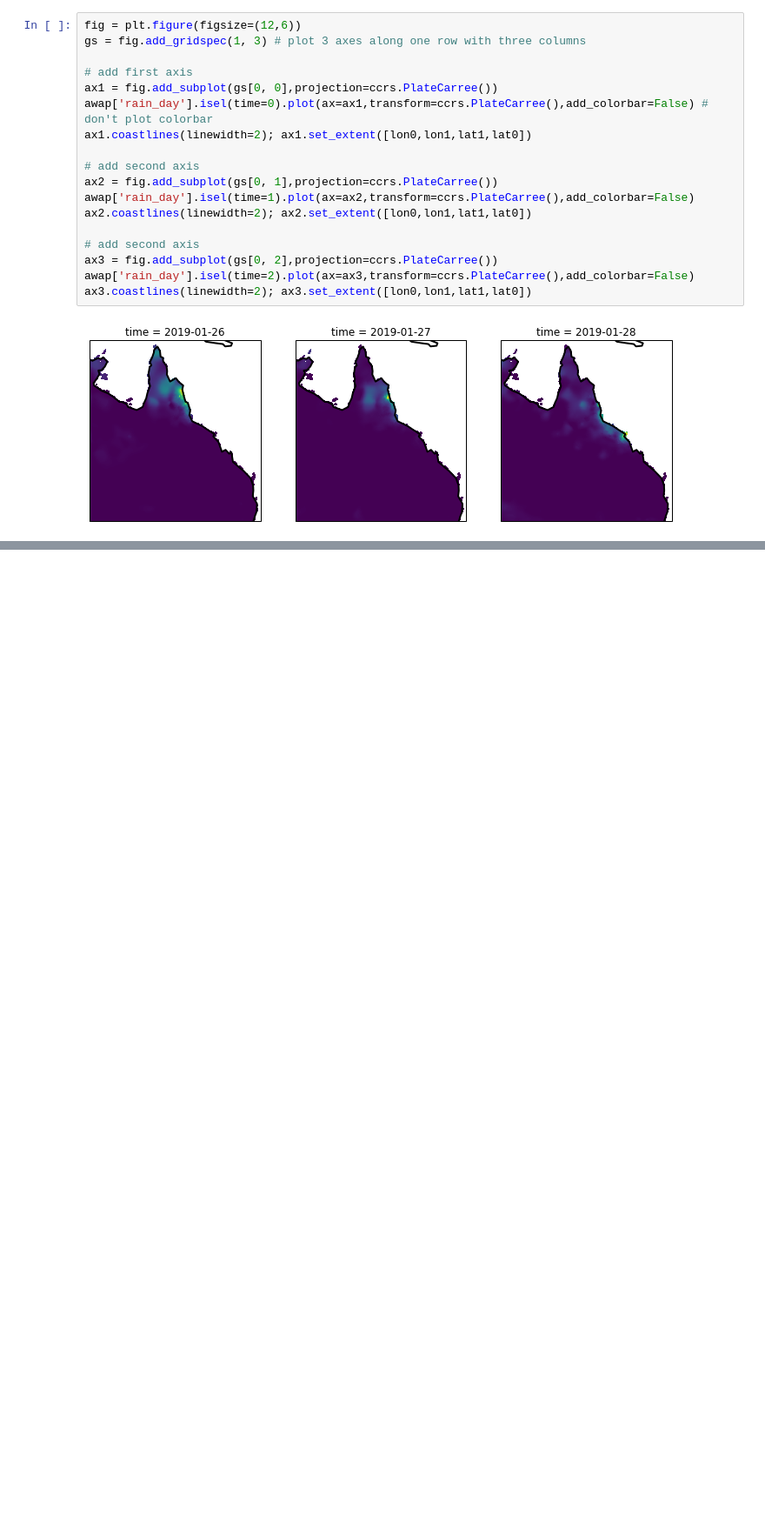
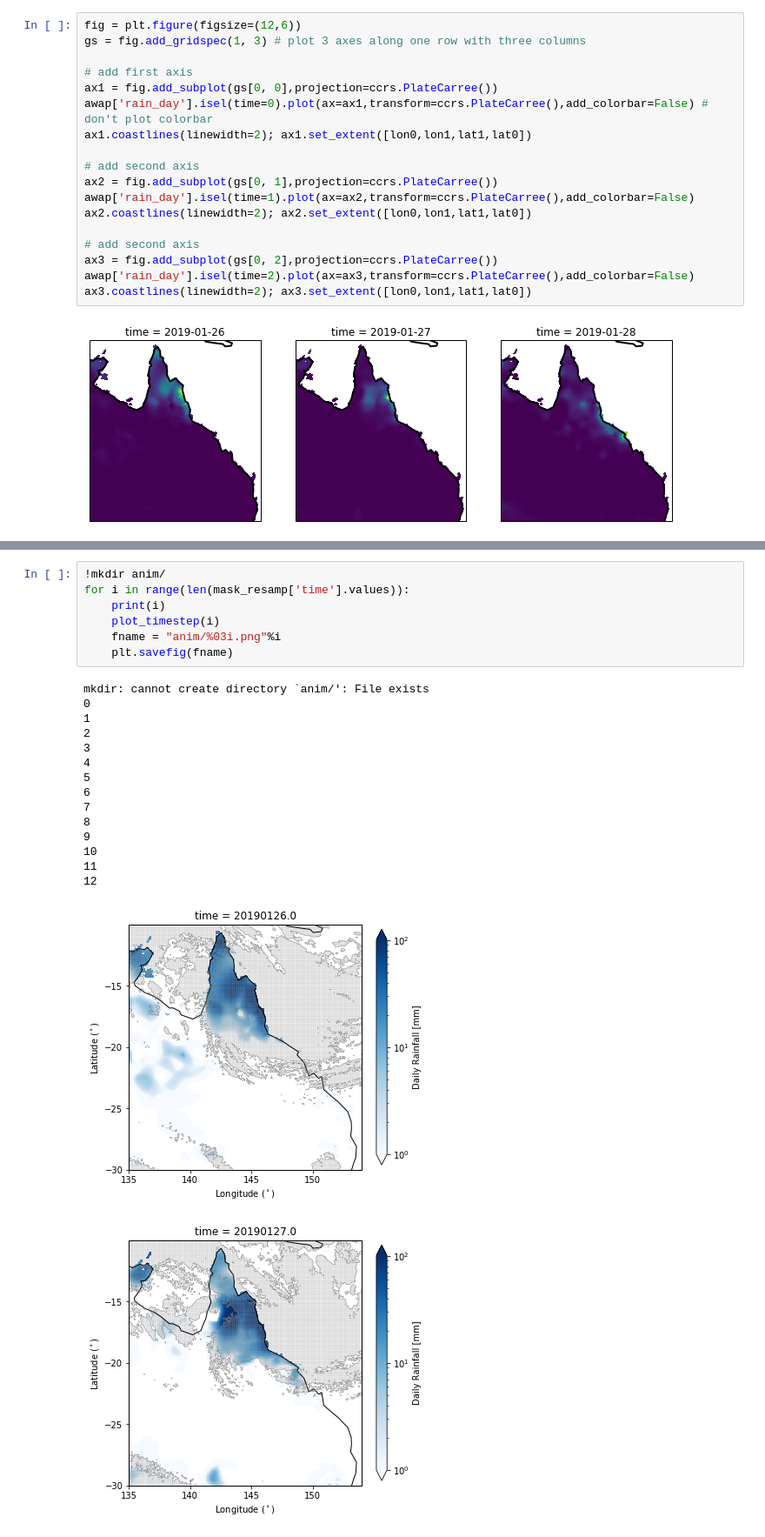
Before and after one commit to AmyLennard/Himawari_Hackathon, a Jupyter notebook: Compare_Him_AWAP.ipynb, the cells around one changed output, grey strips where cells are left out. Shown at 87% size. Saved outputs shown, nothing was run; the diff lists cells and outputs as text; blank space fills up the shorter version.

```diff
--- a/Compare_Him_AWAP.ipynb
+++ b/Compare_Him_AWAP.ipynb
@@ -167,0 +176,24 @@ Text(0, 0.5, 'Latitude $(^\\circ)$')
+# %%
+!mkdir anim/
+for i in range(len(mask_resamp['time'].values)):
+    print(i)
+    plot_timestep(i)
+    fname = "anim/%03i.png"%i
+    plt.savefig(fname)
+# %% [output]
+mkdir: cannot create directory `anim/': File exists
+0
+1
+2
+3
+4
+5
+6
+7
+8
+9
+10
+11
+12
+[figure, added]
+[figure, added]
```
Also changed, not shown: parts of 10 cells of this notebook.
